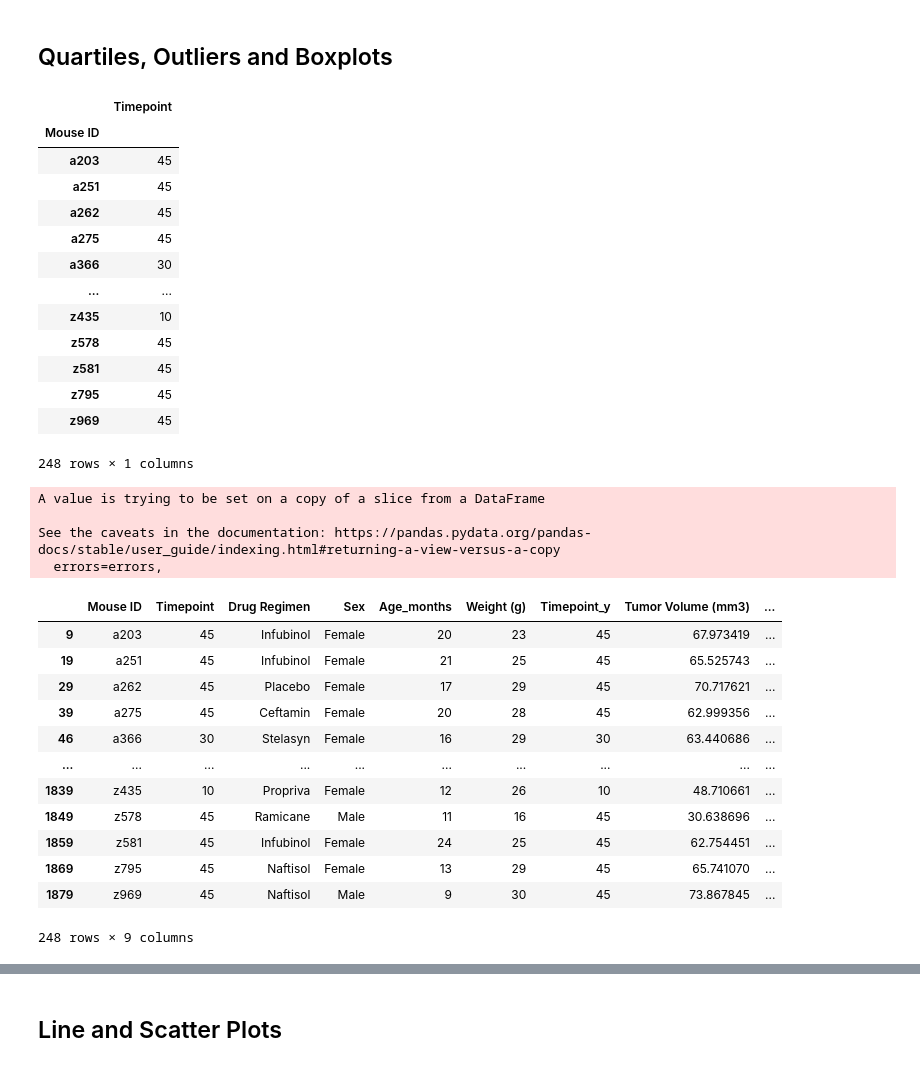
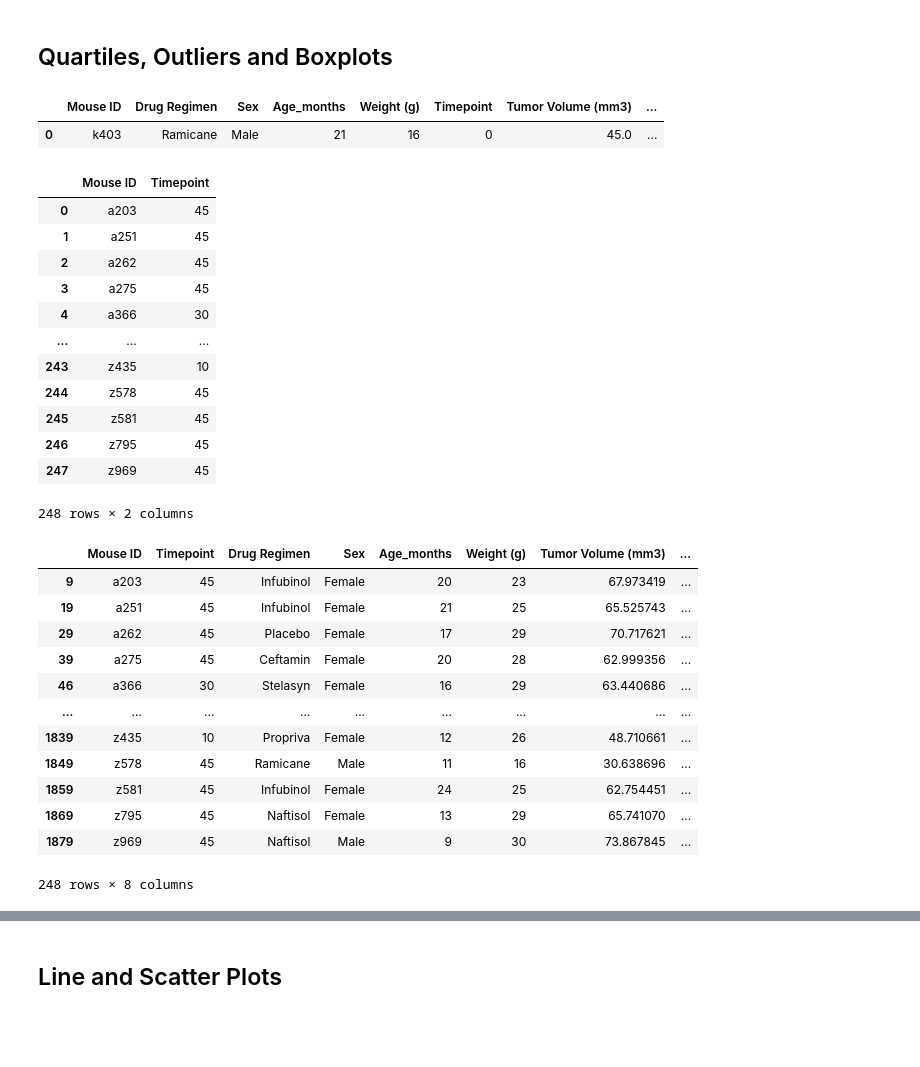
Before and after one commit to ChristyGruen/matplotlib-challenge, a Jupyter notebook: Pymaceuticals/pymaceuticals_Report.ipynb, the cells around one changed output, grey strips where cells are left out. Saved outputs shown, nothing was run; the diff lists cells and outputs as text; code cells hidden in the pictures; blank space fills up the shorter version.

```diff
--- a/Pymaceuticals/pymaceuticals_Report.ipynb
+++ b/Pymaceuticals/pymaceuticals_Report.ipynb
@@ -225,51 +225,57 @@ Text(0, 0.5, 'Sex')
 [figure]
 # %% [markdown]
 ## Quartiles, Outliers and Boxplots
+# %%
+# print out the cleanmouse table for reference  CG
+cleanmouse.head(1)
+# %% [output]
+|  | Mouse ID | Drug Regimen | Sex | Age_months | Weight (g) | Timepoint | Tumor Volume (mm3) | ... |
+| 0 | k403 | Ramicane | Male | 21 | 16 | 0 | 45.0 | ... |
 # %%
 # Calculate the final tumor volume of each mouse across four of the treatment regimens:
 # Capomulin, Ramicane, Infubinol, and Ceftamin
 
 # Start by getting the last (greatest) timepoint for each mouse (5 pts)
-LastTimepoint = pd.DataFrame(cleanmouse['Timepoint'].groupby(cleanmouse["Mouse ID"]).max().rename("Timepoint"))
+# index reset (2 pts)
+# max timepoint retrieved for each mouse (2 pts)
+LastTimepoint = pd.DataFrame(cleanmouse['Timepoint'].groupby(cleanmouse["Mouse ID"]).max().rename("Timepoint")).reset_index()
 LastTimepoint
 # %% [output]
-|  | Timepoint |
-| Mouse ID |  |
-| a203 | 45 |
-| a251 | 45 |
-| a262 | 45 |
-| a275 | 45 |
-| a366 | 30 |
-| ... | ... |
-| z435 | 10 |
-| z578 | 45 |
-| z581 | 45 |
-| z795 | 45 |
-| z969 | 45 |
+|  | Mouse ID | Timepoint |
+| 0 | a203 | 45 |
+| 1 | a251 | 45 |
+| 2 | a262 | 45 |
+| 3 | a275 | 45 |
+| 4 | a366 | 30 |
+| ... | ... | ... |
+| 243 | z435 | 10 |
+| 244 | z578 | 45 |
+| 245 | z581 | 45 |
+| 246 | z795 | 45 |
+| 247 | z969 | 45 |
-248 rows × 1 columns
+248 rows × 2 columns
 # %%
 
 # # Merge this group df with the original DataFrame to get the tumor volume at the last timepoint
+#chrisnote - can merge on two columns in later versions of python
+
 MouseMaxTV = pd.merge(LastTimepoint,cleanmouse, on='Mouse ID')
 mmtv = MouseMaxTV[MouseMaxTV["Timepoint_x"]==MouseMaxTV["Timepoint_y"]]
-mmtv.rename(columns={'Timepoint_x':'Timepoint'},inplace = True)
+mmtv = mmtv.rename(columns={'Timepoint_x':'Timepoint'})
+mmtv = mmtv.drop('Timepoint_y',axis='columns')
 
 mmtv
 # %% [output]
+|  | Mouse ID | Timepoint | Drug Regimen | Sex | Age_months | Weight (g) | Tumor Volume (mm3) | ... |
+| 9 | a203 | 45 | Infubinol | Female | 20 | 23 | 67.973419 | ... |
+| 19 | a251 | 45 | Infubinol | Female | 21 | 25 | 65.525743 | ... |
+| 29 | a262 | 45 | Placebo | Female | 17 | 29 | 70.717621 | ... |
+| 39 | a275 | 45 | Ceftamin | Female | 20 | 28 | 62.999356 | ... |
+| 46 | a366 | 30 | Stelasyn | Female | 16 | 29 | 63.440686 | ... |
+| ... | ... | ... | ... | ... | ... | ... | ... | ... |
+| 1839 | z435 | 10 | Propriva | Female | 12 | 26 | 48.710661 | ... |
+| 1849 | z578 | 45 | Ramicane | Male | 11 | 16 | 30.638696 | ... |
+| 1859 | z581 | 45 | Infubinol | Female | 24 | 25 | 62.754451 | ... |
+| 1869 | z795 | 45 | Naftisol | Female | 13 | 29 | 65.741070 | ... |
+| 1879 | z969 | 45 | Naftisol | Male | 9 | 30 | 73.867845 | ... |
-A value is trying to be set on a copy of a slice from a DataFrame
-
-See the caveats in the documentation: https://pandas.pydata.org/pandas-docs/stable/user_guide/indexing.html#returning-a-view-versus-a-copy
-  errors=errors,
+248 rows × 8 columns
-|  | Mouse ID | Timepoint | Drug Regimen | Sex | Age_months | Weight (g) | Timepoint_y | Tumor Volume (mm3) | ... |
-| 9 | a203 | 45 | Infubinol | Female | 20 | 23 | 45 | 67.973419 | ... |
-| 19 | a251 | 45 | Infubinol | Female | 21 | 25 | 45 | 65.525743 | ... |
-| 29 | a262 | 45 | Placebo | Female | 17 | 29 | 45 | 70.717621 | ... |
-| 39 | a275 | 45 | Ceftamin | Female | 20 | 28 | 45 | 62.999356 | ... |
-| 46 | a366 | 30 | Stelasyn | Female | 16 | 29 | 30 | 63.440686 | ... |
-| ... | ... | ... | ... | ... | ... | ... | ... | ... | ... |
-| 1839 | z435 | 10 | Propriva | Female | 12 | 26 | 10 | 48.710661 | ... |
-| 1849 | z578 | 45 | Ramicane | Male | 11 | 16 | 45 | 30.638696 | ... |
-| 1859 | z581 | 45 | Infubinol | Female | 24 | 25 | 45 | 62.754451 | ... |
-| 1869 | z795 | 45 | Naftisol | Female | 13 | 29 | 45 | 65.741070 | ... |
-| 1879 | z969 | 45 | Naftisol | Male | 9 | 30 | 45 | 73.867845 | ... |
-248 rows × 9 columns
```
Also changed, not shown: parts of 7 cells of this notebook, 1 other file.
